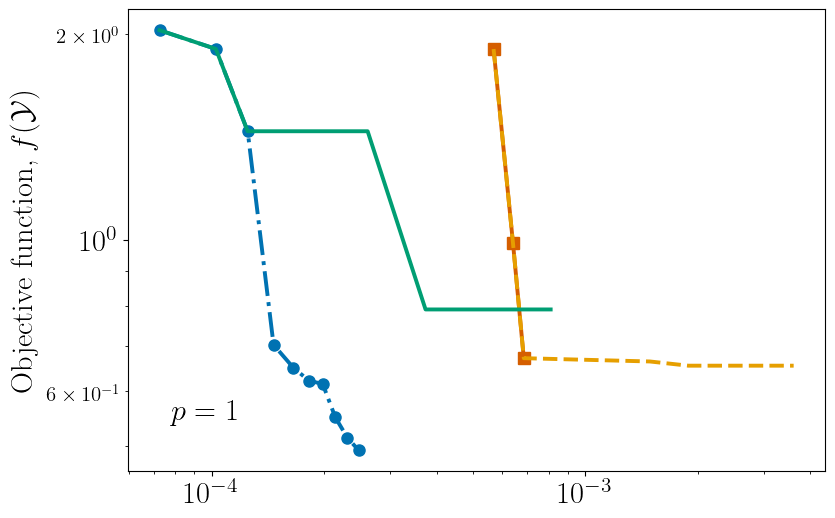
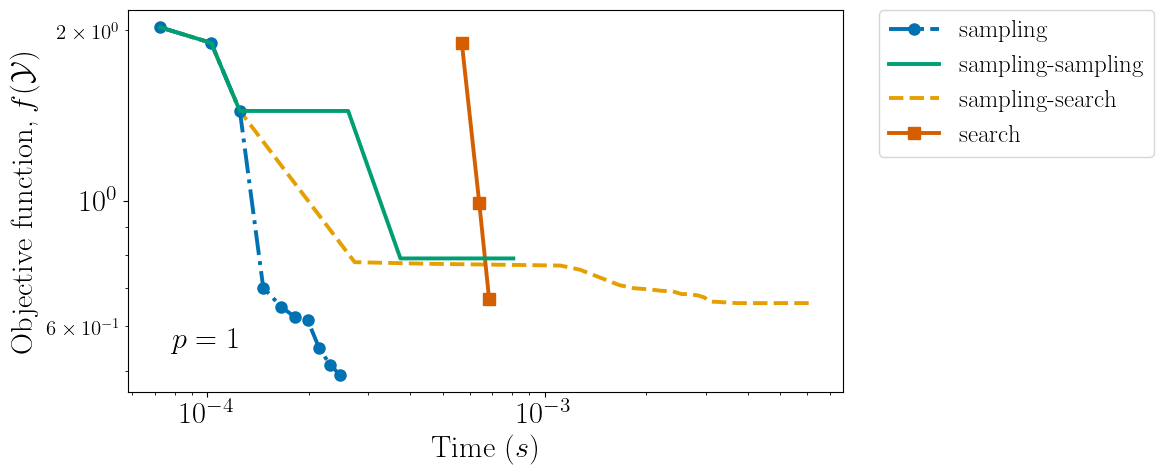
The change to this notebook cell's code, shown as a diff; its figure went from the first image to the second:
--- before
+++ after
@@ -1,3 +1,6 @@
-for loc, p in enumerate([1,2,5, 'inf']):
+plot_calls = False
+legend_for_all = False
+
+for loc, p in enumerate([1,2,20,'inf']):
     results = all_results[p]
     
@@ -7,5 +10,5 @@
 
     ################################# plot time data
-    fig, ax = plt.subplots(figsize=(9,6))
+    fig, ax = plt.subplots(figsize=(12,5))
     for method, (y, x) in time_data.items():
         is_build = len(method.split("_")) == 1
@@ -17,13 +20,21 @@
     ax.tick_params(axis='x', labelsize=22)
     ax.tick_params(axis='y', labelsize=22)
-    if loc == 1:
-        ax.legend(loc='upper right', fontsize=18)
+
+    if legend_for_all:
+        if loc == 1:
+            ax.legend(loc='upper right', fontsize=18)
+        else:
+            if loc > 1:
+                ax.set_xlabel(rf"Time ($s$)", fontsize=22)
+                if loc == 2:
+                    ax.set_ylabel(r"Objective function, $f(\mathcal{Y})$", fontsize=22)
+            else:
+                ax.set_ylabel(r"Objective function, $f(\mathcal{Y})$", fontsize=22)
     else:
-        if loc > 1:
-            ax.set_xlabel(rf"Time ($s$)", fontsize=22)
-            if loc == 2:
-                ax.set_ylabel(r"Objective function, $f(\mathcal{Y})$", fontsize=22)
-        else:
-            ax.set_ylabel(r"Objective function, $f(\mathcal{Y})$", fontsize=22)
+        ax.set_xlabel(rf"Time ($s$)", fontsize=22)
+        ax.set_ylabel(r"Objective function, $f(\mathcal{Y})$", fontsize=22)
+        ax.legend(loc='upper left',  bbox_to_anchor=(1.05, 1), borderaxespad=0, fontsize=18)
+        fig.tight_layout()
+
     pstr = str(p) if p != "inf" else r'\infty'
     ax.text(x=0.06, y=0.1, s=fr"$p = {pstr}$", 
@@ -35,29 +46,30 @@
 
     ########################## plot calls data
-    fig, ax = plt.subplots(figsize=(9,6))
-    for method, (y, x) in calls_data.items():
-        is_build = len(method.split("_")) == 1
-        ax.plot(x[0], y[0], color=colors[get_idx[method]],
-                marker=markers[get_idx[method]] if is_build else None, linestyle=linestyles[get_idx[method]],
-                linewidth=2.8, label=names[get_idx[method]], markersize=8, zorder=plotorder[method])
-    ax.set_xscale('log')
-    ax.set_yscale('log')
-    ax.tick_params(axis='x', labelsize=22)
-    ax.tick_params(axis='y', labelsize=22)
+    if plot_calls:
+        fig, ax = plt.subplots(figsize=(9,6))
+        for method, (y, x) in calls_data.items():
+            is_build = len(method.split("_")) == 1
+            ax.plot(x[0], y[0], color=colors[get_idx[method]],
+                    marker=markers[get_idx[method]] if is_build else None, linestyle=linestyles[get_idx[method]],
+                    linewidth=2.8, label=names[get_idx[method]], markersize=8, zorder=plotorder[method])
+        ax.set_xscale('log')
+        ax.set_yscale('log')
+        ax.tick_params(axis='x', labelsize=22)
+        ax.tick_params(axis='y', labelsize=22)
 
-    if loc == 1:
-        ax.legend(loc='upper center', fontsize=18)
-    else:
-        if loc > 1:
-            ax.set_xlabel(rf"Num. {energytype.capitalize()} Proj. Calls", fontsize=22)
-            if loc == 2:
+        if loc == 1:
+            ax.legend(loc='upper center', fontsize=18)
+        else:
+            if loc > 1:
+                ax.set_xlabel(rf"Num. {energytype.capitalize()} Proj. Calls", fontsize=22)
+                if loc == 2:
+                    ax.set_ylabel(r"Objective function, $f(\mathcal{Y})$", fontsize=22)
+            else:
                 ax.set_ylabel(r"Objective function, $f(\mathcal{Y})$", fontsize=22)
-        else:
-            ax.set_ylabel(r"Objective function, $f(\mathcal{Y})$", fontsize=22)
-    pstr = str(p) if p !="inf" else r'\infty'
-    ax.text(x=0.06, y=0.1, s=fr"$p = {pstr}$", 
-        ha='left', va='bottom', transform=ax.transAxes, 
-        fontsize=22)
-    if save:
-        plt.savefig(f"{savename_pre}_p{p}_energyvscalls.png", format="png", dpi=500, bbox_inches='tight')
-    plt.show()
+        pstr = str(p) if p !="inf" else r'\infty'
+        ax.text(x=0.06, y=0.1, s=fr"$p = {pstr}$", 
+            ha='left', va='bottom', transform=ax.transAxes, 
+            fontsize=22)
+        if save:
+            plt.savefig(f"{savename_pre}_p{p}_energyvscalls.png", format="png", dpi=500, bbox_inches='tight')
+        plt.show()

Commit: made edits to plotutil.py for jupyter notebooks